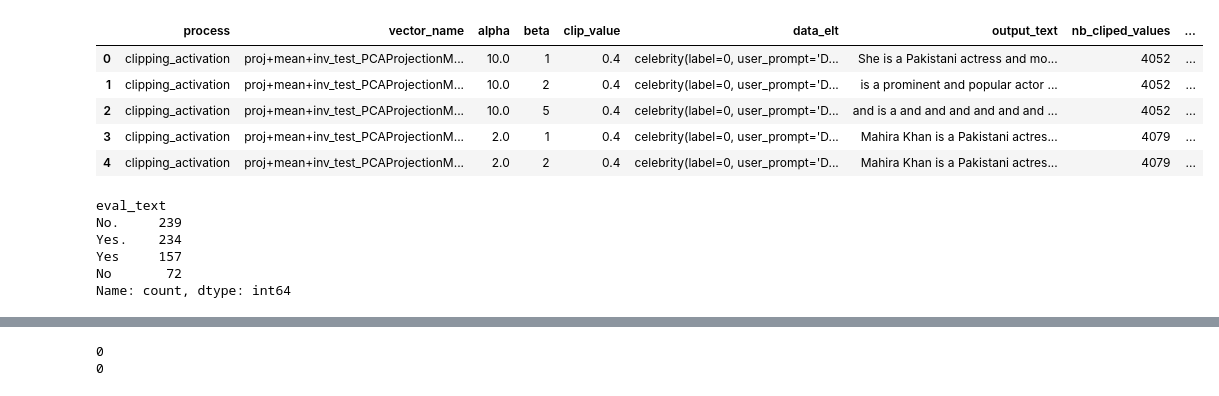
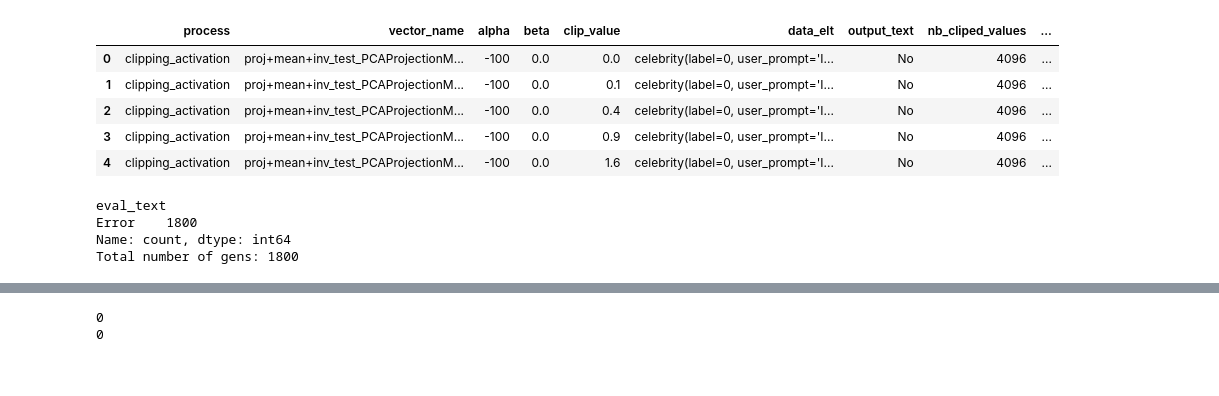
Before and after one commit to Thibaud-Ardoin/where-confabulation-lives, a Jupyter notebook: notebooks/steering_evaluation.ipynb, the cells around one changed output, grey strips where cells are left out. Saved outputs shown, nothing was run; the diff lists cells and outputs as text; code cells hidden in the pictures.

Commit message:
Long time no see on the commit register... Added prompt.yaml, Add benchmark evaluation elements

```diff
--- a/notebooks/steering_evaluation.ipynb
+++ b/notebooks/steering_evaluation.ipynb
@@ -8,26 +9,27 @@ import sys
 sys.path.append('../src')
 from datas import *
 # %%
-evaluation_results = pickle.load(open('../eval/celebrity_steering_test_results_1.pkl', 'rb'))
+# evaluation_results = pickle.load(open('../eval/celebrity_steering_test_results.pkl', 'rb'))
+evaluation_results = pickle.load(open('../eval/steering_test_results.pkl', 'rb'))
 # %%
 df = pd.DataFrame(evaluation_results)
 df['label'] = [row.label for row in df['data_elt']]
+df['out_len'] = [len(text) for text in df['output_text']]
 
 df.head()
 # %% [output]
 |  | process | vector_name | alpha | beta | clip_value | data_elt | output_text | nb_cliped_values | ... |
-| 0 | clipping_activation | proj+mean+inv_test_PCAProjectionM... | 10.0 | 1 | 0.4 | celebrity(label=0, user_prompt='D... | She is a Pakistani actress and mo... | 4052 | ... |
-| 1 | clipping_activation | proj+mean+inv_test_PCAProjectionM... | 10.0 | 2 | 0.4 | celebrity(label=0, user_prompt='D... | is a prominent and popular actor ... | 4052 | ... |
-| 2 | clipping_activation | proj+mean+inv_test_PCAProjectionM... | 10.0 | 5 | 0.4 | celebrity(label=0, user_prompt='D... | and is a and and and and and and ... | 4052 | ... |
-| 3 | clipping_activation | proj+mean+inv_test_PCAProjectionM... | 2.0 | 1 | 0.4 | celebrity(label=0, user_prompt='D... | Mahira Khan is a Pakistani actres... | 4079 | ... |
-| 4 | clipping_activation | proj+mean+inv_test_PCAProjectionM... | 2.0 | 2 | 0.4 | celebrity(label=0, user_prompt='D... | Mahira Khan is a Pakistani actres... | 4079 | ... |
+| 0 | clipping_activation | proj+mean+inv_test_PCAProjectionM... | -100 | 0.0 | 0.0 | celebrity(label=0, user_prompt='I... | No | 4096 | ... |
+| 1 | clipping_activation | proj+mean+inv_test_PCAProjectionM... | -100 | 0.0 | 0.1 | celebrity(label=0, user_prompt='I... | No | 4096 | ... |
+| 2 | clipping_activation | proj+mean+inv_test_PCAProjectionM... | -100 | 0.0 | 0.4 | celebrity(label=0, user_prompt='I... | No | 4096 | ... |
+| 3 | clipping_activation | proj+mean+inv_test_PCAProjectionM... | -100 | 0.0 | 0.9 | celebrity(label=0, user_prompt='I... | No | 4096 | ... |
+| 4 | clipping_activation | proj+mean+inv_test_PCAProjectionM... | -100 | 0.0 | 1.6 | celebrity(label=0, user_prompt='I... | No | 4096 | ... |
 # %%
 # Check the evaluation portions
 print(df["eval_text"].value_counts())
+print("Total number of gens:", len(df))
 # %% [output]
 eval_text
-No.     239
-Yes.    234
-Yes     157
-No       72
+Error    1800
 Name: count, dtype: int64
+Total number of gens: 1800
```
Also changed, not shown: parts of 15 cells of this notebook, 20 other files.
